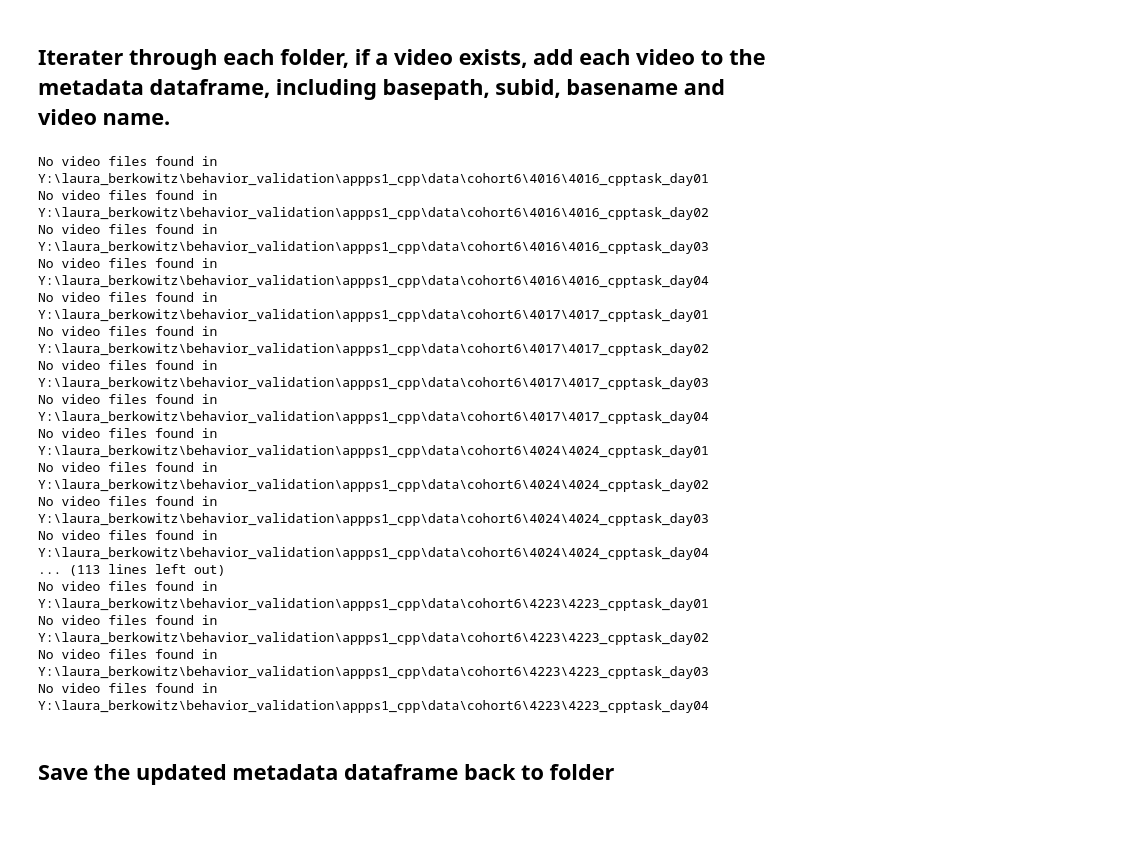
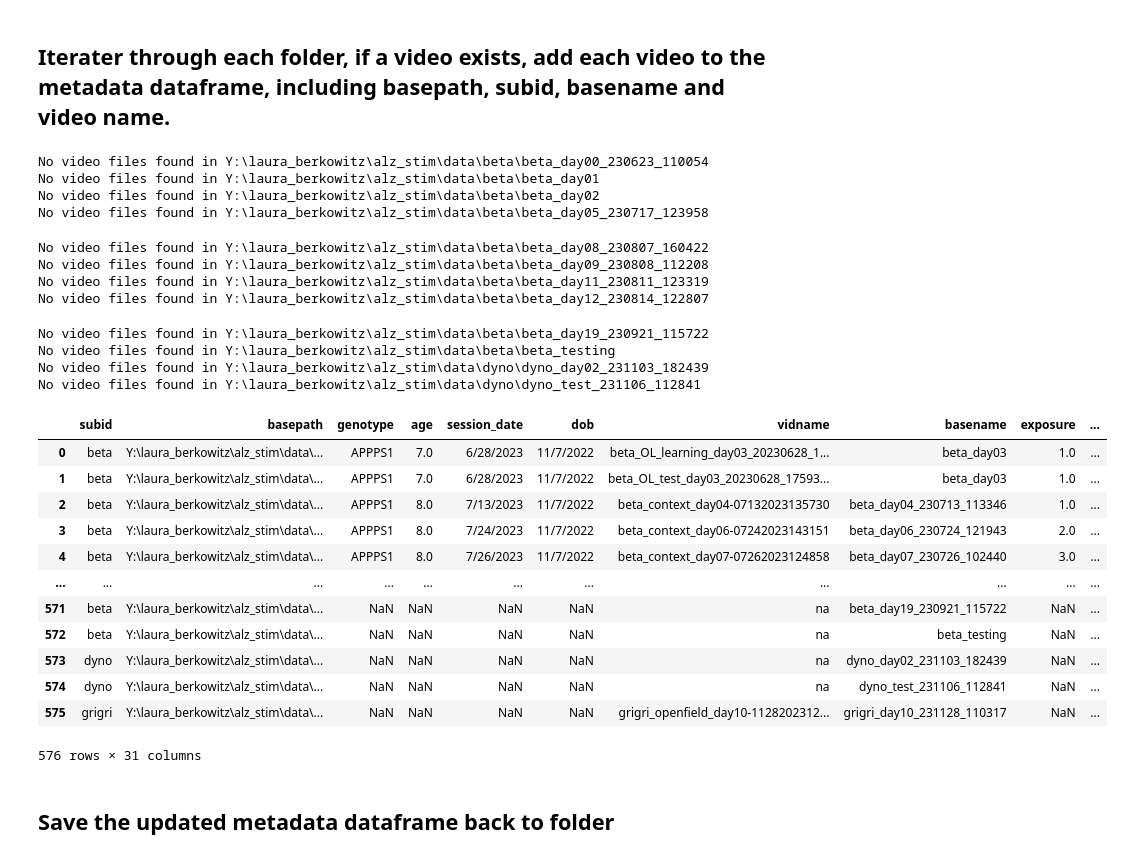
Before and after one commit to lolaBerkowitz/SNLab_ephys, a Jupyter notebook: behavior/populate_behavior_metadata.ipynb, the cells around one changed output. Saved outputs shown, nothing was run; the diff lists cells and outputs as text; code cells hidden in the pictures; blank space fills up the shorter version.

```diff
--- a/behavior/populate_behavior_metadata.ipynb
+++ b/behavior/populate_behavior_metadata.ipynb
@@ -40,6 +43,6 @@ metadata_df
 datafolders = [x for x in datafolders if os.path.isdir(x)]
 
 # remove folders within to_split folder
-datafolders = [x for x in datafolders if 'to_split' not in x]
+datafolders = [os.path.normpath(x) for x in datafolders if 'to_split' not in x]
 datafolders
 # %% [output]
@@ -69,32 +72,46 @@ for basepath in datafolders:
     basename = os.path.basename(basepath)
     subid = basename.split('_')[0]
 
+
     # if the folder contains a video file & the subid is not already in the metadata dataframe
     if (len(vid_files) > 0) & (basepath not in metadata_df['basepath'].values):
         # add each video file to the metadata dataframe
         for vid in vid_files:
             metadata_df = metadata_df.append({'subid': subid, 'vidname': os.path.basename(vid).split('.')[0], 'basepath': basepath,'basename':basename}, ignore_index=True)
-    else:
+    elif basepath not in metadata_df['basepath'].values:
+
+        metadata_df = metadata_df.append({'subid': subid, 'vidname': 'na', 'basepath': basepath,'basename':basename}, ignore_index=True)
         print(f'No video files found in {basepath}')
         continue
 # %% [output]
-No video files found in Y:\laura_berkowitz\behavior_validation\appps1_cpp\data\cohort6\4016\4016_cpptask_day01
-No video files found in Y:\laura_berkowitz\behavior_validation\appps1_cpp\data\cohort6\4016\4016_cpptask_day02
-No video files found in Y:\laura_berkowitz\behavior_validation\appps1_cpp\data\cohort6\4016\4016_cpptask_day03
-No video files found in Y:\laura_berkowitz\behavior_validation\appps1_cpp\data\cohort6\4016\4016_cpptask_day04
-No video files found in Y:\laura_berkowitz\behavior_validation\appps1_cpp\data\cohort6\4017\4017_cpptask_day01
-No video files found in Y:\laura_berkowitz\behavior_validation\appps1_cpp\data\cohort6\4017\4017_cpptask_day02
-No video files found in Y:\laura_berkowitz\behavior_validation\appps1_cpp\data\cohort6\4017\4017_cpptask_day03
-No video files found in Y:\laura_berkowitz\behavior_validation\appps1_cpp\data\cohort6\4017\4017_cpptask_day04
-No video files found in Y:\laura_berkowitz\behavior_validation\appps1_cpp\data\cohort6\4024\4024_cpptask_day01
-No video files found in Y:\laura_berkowitz\behavior_validation\appps1_cpp\data\cohort6\4024\4024_cpptask_day02
-No video files found in Y:\laura_berkowitz\behavior_validation\appps1_cpp\data\cohort6\4024\4024_cpptask_day03
-No video files found in Y:\laura_berkowitz\behavior_validation\appps1_cpp\data\cohort6\4024\4024_cpptask_day04
-... (113 lines left out)
-No video files found in Y:\laura_berkowitz\behavior_validation\appps1_cpp\data\cohort6\4223\4223_cpptask_day01
-No video files found in Y:\laura_berkowitz\behavior_validation\appps1_cpp\data\cohort6\4223\4223_cpptask_day02
-No video files found in Y:\laura_berkowitz\behavior_validation\appps1_cpp\data\cohort6\4223\4223_cpptask_day03
-No video files found in Y:\laura_berkowitz\behavior_validation\appps1_cpp\data\cohort6\4223\4223_cpptask_day04
+No video files found in Y:\laura_berkowitz\alz_stim\data\beta\beta_day00_230623_110054
+No video files found in Y:\laura_berkowitz\alz_stim\data\beta\beta_day01
+No video files found in Y:\laura_berkowitz\alz_stim\data\beta\beta_day02
+No video files found in Y:\laura_berkowitz\alz_stim\data\beta\beta_day05_230717_123958
+No video files found in Y:\laura_berkowitz\alz_stim\data\beta\beta_day08_230807_160422
+No video files found in Y:\laura_berkowitz\alz_stim\data\beta\beta_day09_230808_112208
+No video files found in Y:\laura_berkowitz\alz_stim\data\beta\beta_day11_230811_123319
+No video files found in Y:\laura_berkowitz\alz_stim\data\beta\beta_day12_230814_122807
+No video files found in Y:\laura_berkowitz\alz_stim\data\beta\beta_day19_230921_115722
+No video files found in Y:\laura_berkowitz\alz_stim\data\beta\beta_testing
+No video files found in Y:\laura_berkowitz\alz_stim\data\dyno\dyno_day02_231103_182439
+No video files found in Y:\laura_berkowitz\alz_stim\data\dyno\dyno_test_231106_112841
+# %%
+metadata_df
+# %% [output]
+|  | subid | basepath | genotype | age | session_date | dob | vidname | basename | exposure | ... |
+| 0 | beta | Y:\laura_berkowitz\alz_stim\data\... | APPPS1 | 7.0 | 6/28/2023 | 11/7/2022 | beta_OL_learning_day03_20230628_1... | beta_day03 | 1.0 | ... |
+| 1 | beta | Y:\laura_berkowitz\alz_stim\data\... | APPPS1 | 7.0 | 6/28/2023 | 11/7/2022 | beta_OL_test_day03_20230628_17593... | beta_day03 | 1.0 | ... |
+| 2 | beta | Y:\laura_berkowitz\alz_stim\data\... | APPPS1 | 8.0 | 7/13/2023 | 11/7/2022 | beta_context_day04-07132023135730 | beta_day04_230713_113346 | 1.0 | ... |
+| 3 | beta | Y:\laura_berkowitz\alz_stim\data\... | APPPS1 | 8.0 | 7/24/2023 | 11/7/2022 | beta_context_day06-07242023143151 | beta_day06_230724_121943 | 2.0 | ... |
+| 4 | beta | Y:\laura_berkowitz\alz_stim\data\... | APPPS1 | 8.0 | 7/26/2023 | 11/7/2022 | beta_context_day07-07262023124858 | beta_day07_230726_102440 | 3.0 | ... |
+| ... | ... | ... | ... | ... | ... | ... | ... | ... | ... | ... |
+| 571 | beta | Y:\laura_berkowitz\alz_stim\data\... | NaN | NaN | NaN | NaN | na | beta_day19_230921_115722 | NaN | ... |
+| 572 | beta | Y:\laura_berkowitz\alz_stim\data\... | NaN | NaN | NaN | NaN | na | beta_testing | NaN | ... |
+| 573 | dyno | Y:\laura_berkowitz\alz_stim\data\... | NaN | NaN | NaN | NaN | na | dyno_day02_231103_182439 | NaN | ... |
+| 574 | dyno | Y:\laura_berkowitz\alz_stim\data\... | NaN | NaN | NaN | NaN | na | dyno_test_231106_112841 | NaN | ... |
+| 575 | grigri | Y:\laura_berkowitz\alz_stim\data\... | NaN | NaN | NaN | NaN | grigri_openfield_day10-1128202312... | grigri_day10_231128_110317 | NaN | ... |
+576 rows × 31 columns
 # %% [markdown]
 ## Save the updated metadata dataframe back to folder
 # %%
```
Also changed, not shown: parts of 4 cells of this notebook.
